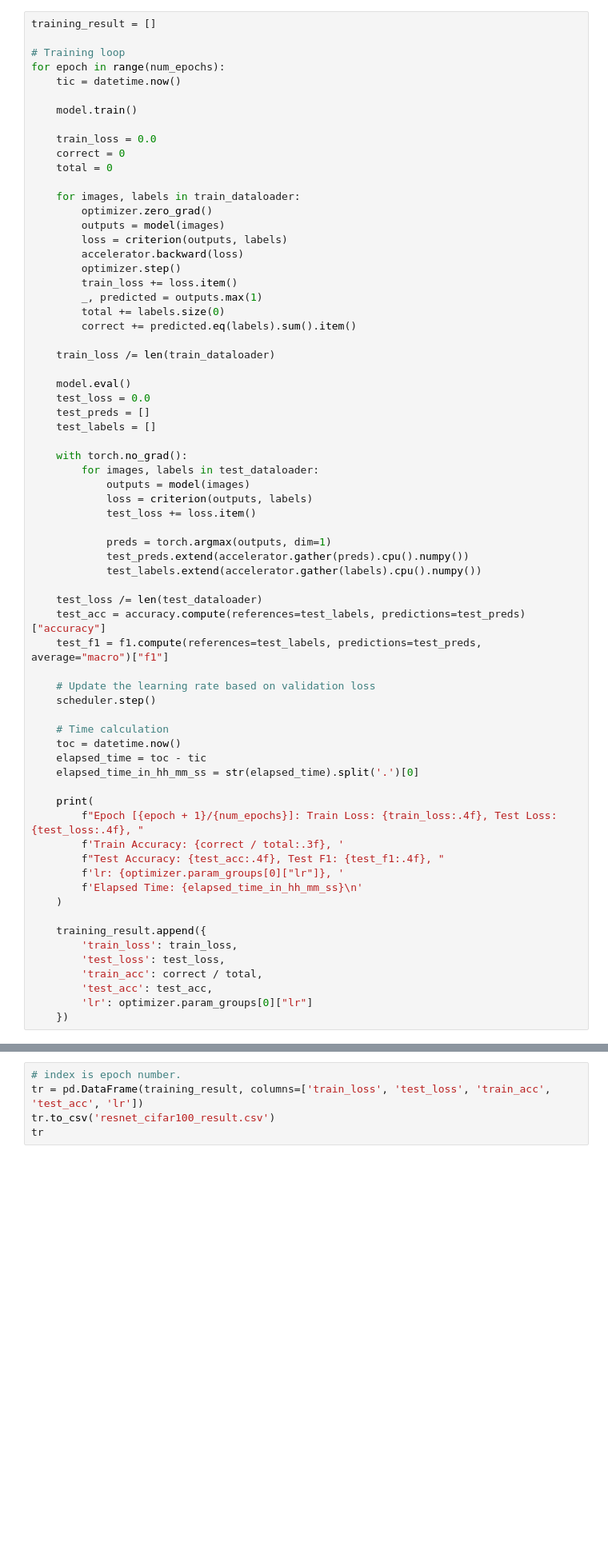
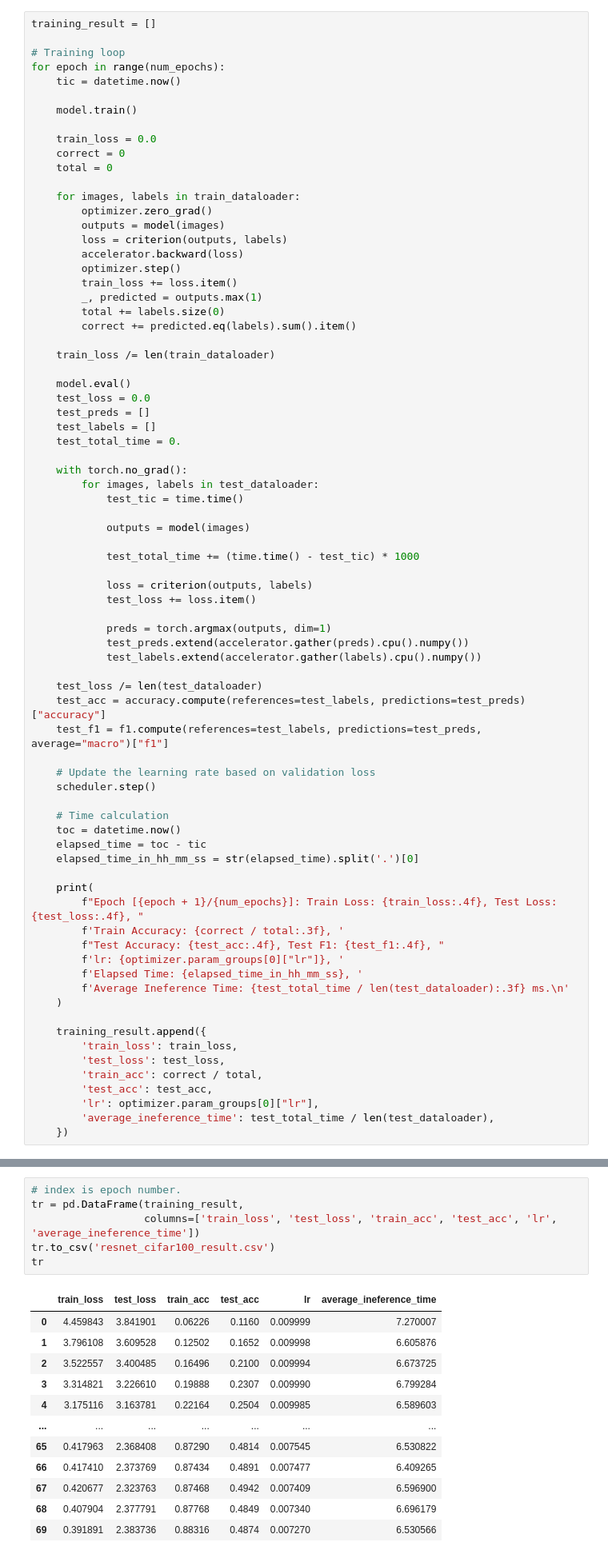
Before and after one commit to kreimben/CIFAR100-for-embedded, a Jupyter notebook: train.ipynb, the cells around one changed output, grey strips where cells are left out. Shown at 80% size. Cells and saved outputs as stored; diff of their text form; blank space fills up the shorter version.

```diff
--- a/train.ipynb
+++ b/train.ipynb
@@ -111,10 +120,16 @@ for epoch in range(num_epochs):
     test_loss = 0.0
     test_preds = []
     test_labels = []
+    test_total_time = 0.
 
     with torch.no_grad():
         for images, labels in test_dataloader:
+            test_tic = time.time()
+
             outputs = model(images)
+
+            test_total_time += (time.time() - test_tic) * 1000
+
             loss = criterion(outputs, labels)
             test_loss += loss.item()
 
@@ -139,7 +154,8 @@ for epoch in range(num_epochs):
         f'Train Accuracy: {correct / total:.3f}, '
         f"Test Accuracy: {test_acc:.4f}, Test F1: {test_f1:.4f}, "
         f'lr: {optimizer.param_groups[0]["lr"]}, '
-        f'Elapsed Time: {elapsed_time_in_hh_mm_ss}\n'
+        f'Elapsed Time: {elapsed_time_in_hh_mm_ss}, '
+        f'Average Ineference Time: {test_total_time / len(test_dataloader):.3f} ms.\n'
     )
 
     training_result.append({
@@ -147,5 +163,6 @@ for epoch in range(num_epochs):
         'test_loss': test_loss,
         'train_acc': correct / total,
         'test_acc': test_acc,
-        'lr': optimizer.param_groups[0]["lr"]
+        'lr': optimizer.param_groups[0]["lr"],
+        'average_ineference_time': test_total_time / len(test_dataloader),
     })
@@ -152,5 +187,19 @@ for epoch in range(num_epochs):
 # %%
 # index is epoch number.
-tr = pd.DataFrame(training_result, columns=['train_loss', 'test_loss', 'train_acc', 'test_acc', 'lr'])
+tr = pd.DataFrame(training_result,
+                  columns=['train_loss', 'test_loss', 'train_acc', 'test_acc', 'lr', 'average_ineference_time'])
 tr.to_csv('resnet_cifar100_result.csv')
 tr
+# %% [output]
+|  | train_loss | test_loss | train_acc | test_acc | lr | average_ineference_time |
+| 0 | 4.459843 | 3.841901 | 0.06226 | 0.1160 | 0.009999 | 7.270007 |
+| 1 | 3.796108 | 3.609528 | 0.12502 | 0.1652 | 0.009998 | 6.605876 |
+| 2 | 3.522557 | 3.400485 | 0.16496 | 0.2100 | 0.009994 | 6.673725 |
+| 3 | 3.314821 | 3.226610 | 0.19888 | 0.2307 | 0.009990 | 6.799284 |
+| 4 | 3.175116 | 3.163781 | 0.22164 | 0.2504 | 0.009985 | 6.589603 |
+| ... | ... | ... | ... | ... | ... | ... |
+| 65 | 0.417963 | 2.368408 | 0.87290 | 0.4814 | 0.007545 | 6.530822 |
+| 66 | 0.417410 | 2.373769 | 0.87434 | 0.4891 | 0.007477 | 6.409265 |
+| 67 | 0.420677 | 2.323763 | 0.87468 | 0.4942 | 0.007409 | 6.596900 |
+| 68 | 0.407904 | 2.377791 | 0.87768 | 0.4849 | 0.007340 | 6.696179 |
+| 69 | 0.391891 | 2.383736 | 0.88316 | 0.4874 | 0.007270 | 6.530566 |
```
Also changed, not shown: parts of 6 cells of this notebook, 2 other files.
